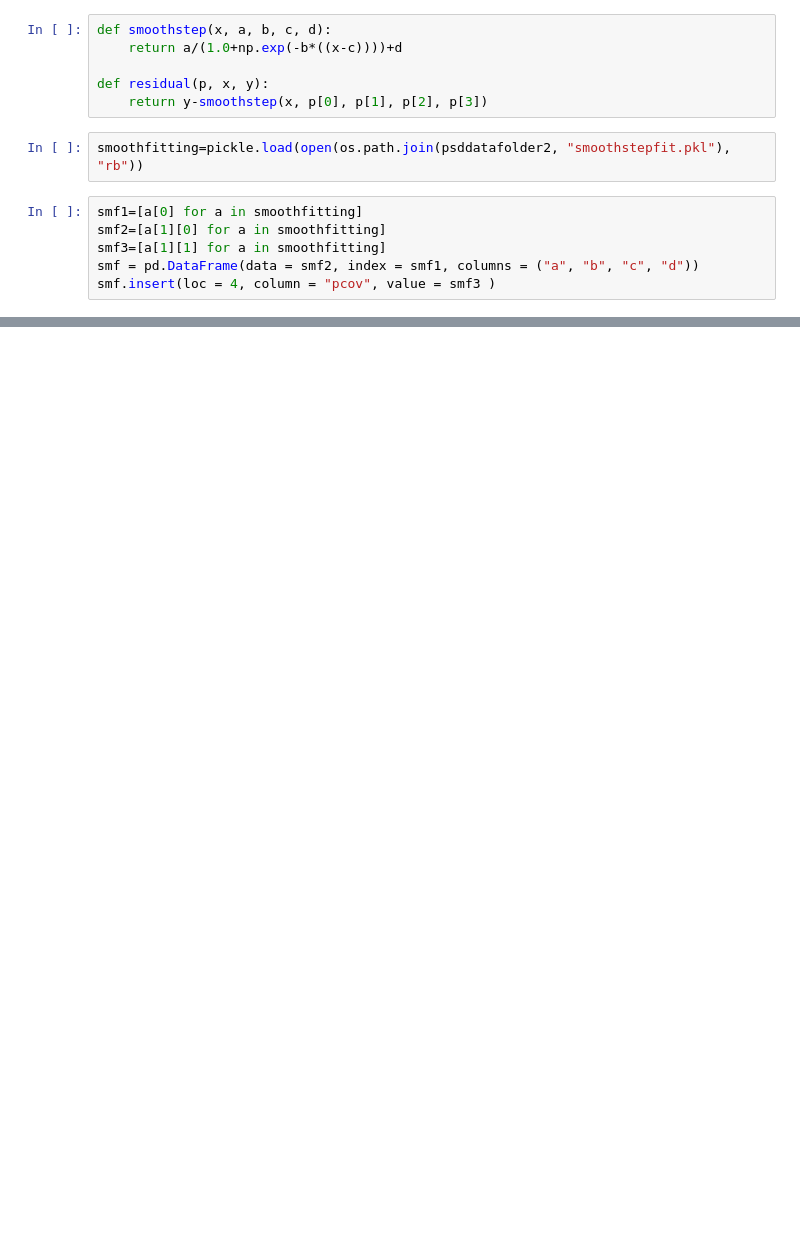
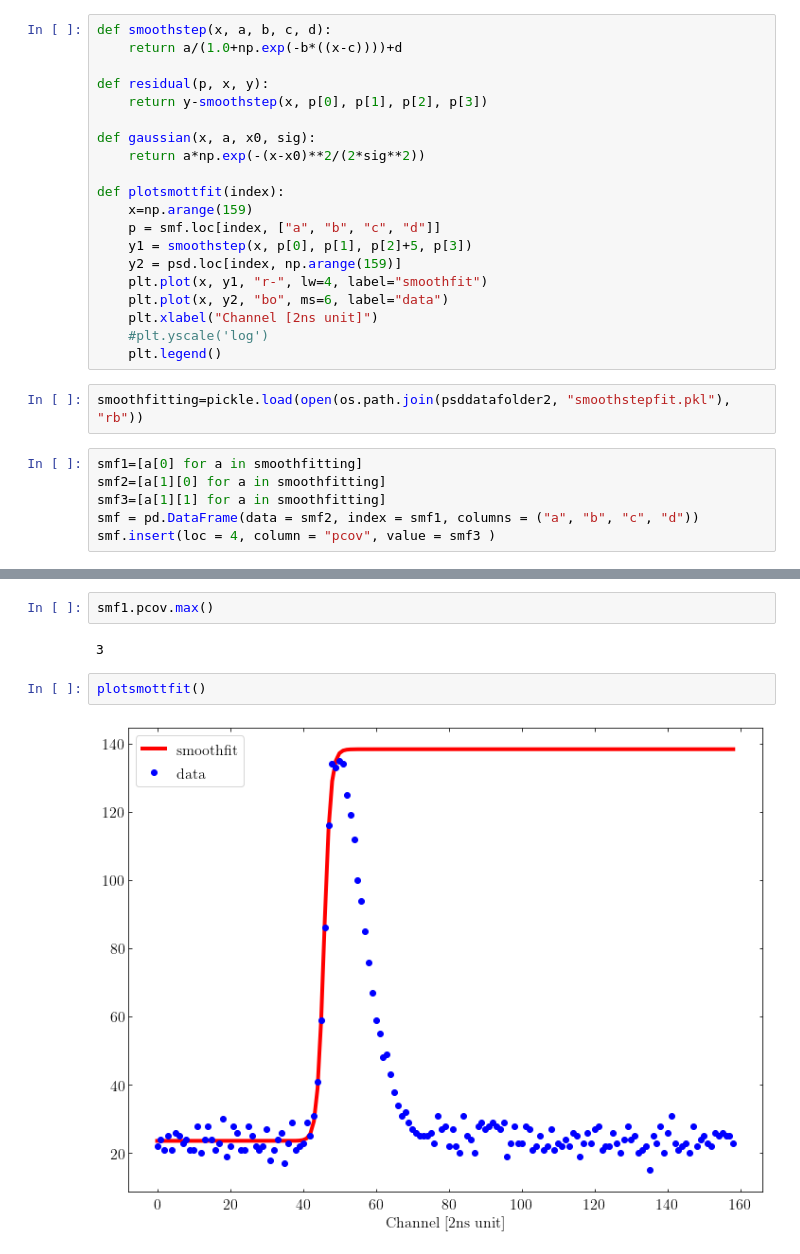
Before and after one commit to jiyongso/jupyter, a Jupyter notebook: psd/psd3.ipynb, the cells around one changed output, grey strips where cells are left out. Saved outputs shown, nothing was run; the diff lists cells and outputs as text; blank space fills up the shorter version.

```diff
--- a/psd/psd3.ipynb
+++ b/psd/psd3.ipynb
@@ -59,6 +65,20 @@ def smoothstep(x, a, b, c, d):
 
 def residual(p, x, y):
     return y-smoothstep(x, p[0], p[1], p[2], p[3])
+
+def gaussian(x, a, x0, sig):
+    return a*np.exp(-(x-x0)**2/(2*sig**2))
+
+def plotsmottfit(index):
+    x=np.arange(159)
+    p = smf.loc[index, ["a", "b", "c", "d"]]
+    y1 = smoothstep(x, p[0], p[1], p[2]+5, p[3])
+    y2 = psd.loc[index, np.arange(159)]
+    plt.plot(x, y1, "r-", lw=4, label="smoothfit")
+    plt.plot(x, y2, "bo", ms=6, label="data")
+    plt.xlabel("Channel [2ns unit]")
+    #plt.yscale('log')
+    plt.legend()
 # %%
 smoothfitting=pickle.load(open(os.path.join(psddatafolder2, "smoothstepfit.pkl"), "rb"))
 # %%
@@ -180,0 +97,8 @@ SyntaxError: invalid syntax (<ipython-input-1-d45b5e30eb23>, line 1)
+# %%
+smf1.pcov.max()
+# %% [output]
+3
+# %%
+plotsmottfit()
+# %% [output]
+[figure, added]
```
Also changed, not shown: parts of 39 cells of this notebook, 18 other files.
